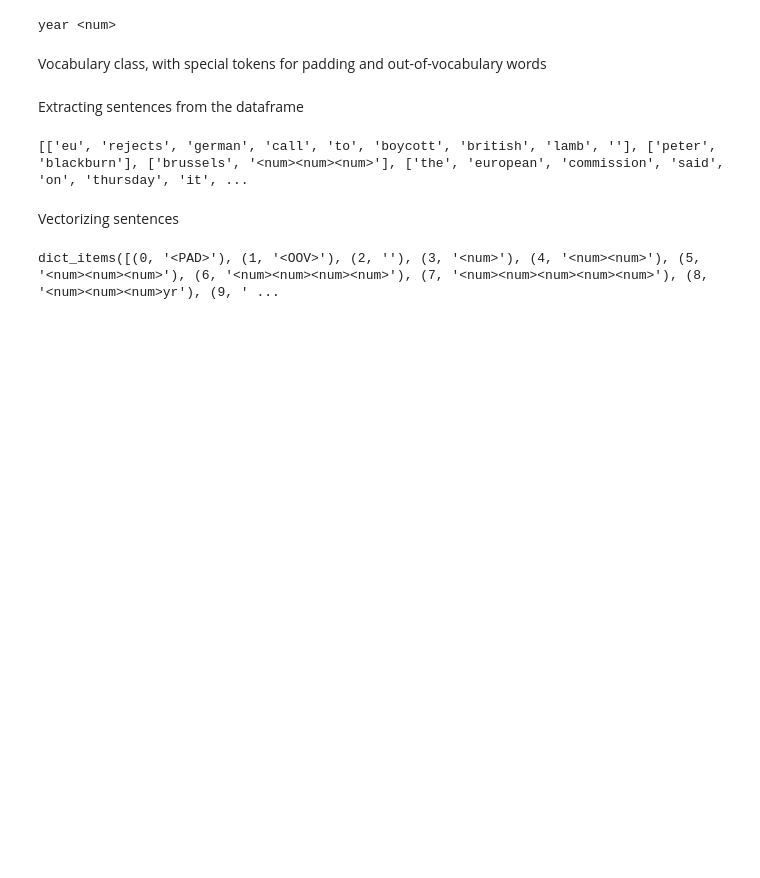
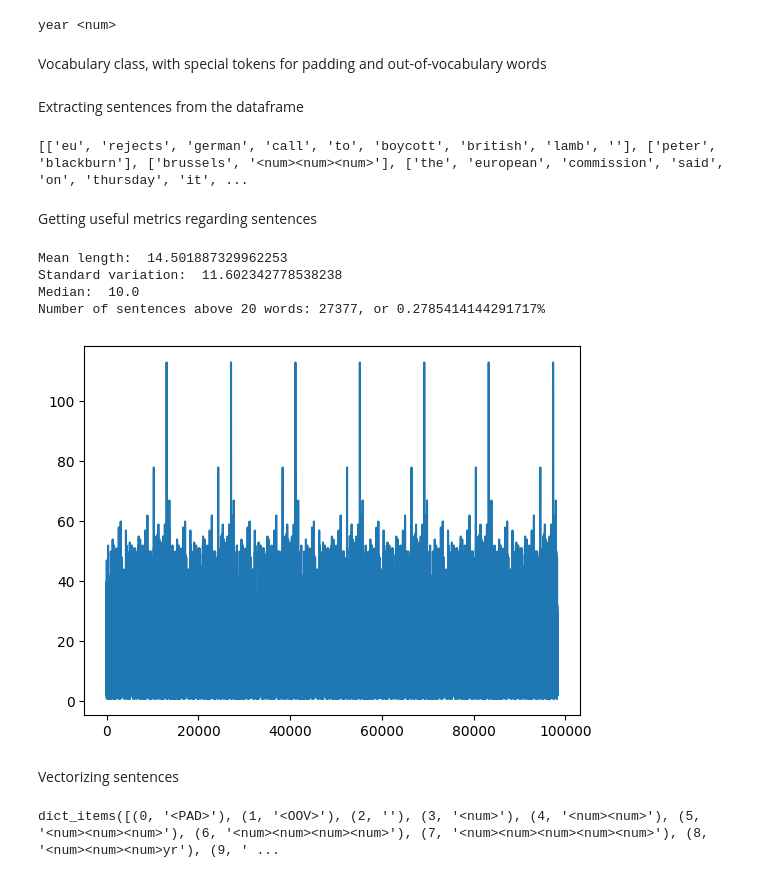
Before and after one commit to MWajdi/Data_anon, a Jupyter notebook: code/subprob2.ipynb, the cells around one changed output. Cells and saved outputs as stored; diff of their text form; code cells hidden in the pictures; blank space fills up the shorter version.

```diff
--- a/code/subprob2.ipynb
+++ b/code/subprob2.ipynb
@@ -118,6 +122,25 @@ testb_sentences = extract_sentences(clean_testb)
 print(train_sentences[:10])
 # %% [output]
 [['eu', 'rejects', 'german', 'call', 'to', 'boycott', 'british', 'lamb', ''], ['peter', 'blackburn'], ['brussels', '<num><num><num>'], ['the', 'european', 'commission', 'said', 'on', 'thursday', 'it', ...
+# %% [markdown]
+Getting useful metrics regarding sentences
+# %%
+sentence_lengths = np.array([len(sentence) for sentence in train_sentences])
+print("Mean length: ", sentence_lengths.mean())
+print("Standard variation: ", sentence_lengths.std())
+print("Median: ", np.median(sentence_lengths))
+maxlen = 20
+truncated = len([0 for sentence in train_sentences if len(sentence) > maxlen])
+print(f"Number of sentences above {maxlen} words: {truncated}, or {truncated/len(train_sentences)}%")
+
+plt.plot(np.arange(0,len(sentence_lengths)), sentence_lengths)
+plt.show()
+# %% [output]
+Mean length:  14.501887329962253
+Standard variation:  11.602342778538238
+Median:  10.0
+Number of sentences above 20 words: 27377, or 0.2785414144291717%
+[figure, added]
 # %% [markdown]
 Vectorizing sentences
 # %%
```
Also changed, not shown: parts of 16 cells of this notebook.
